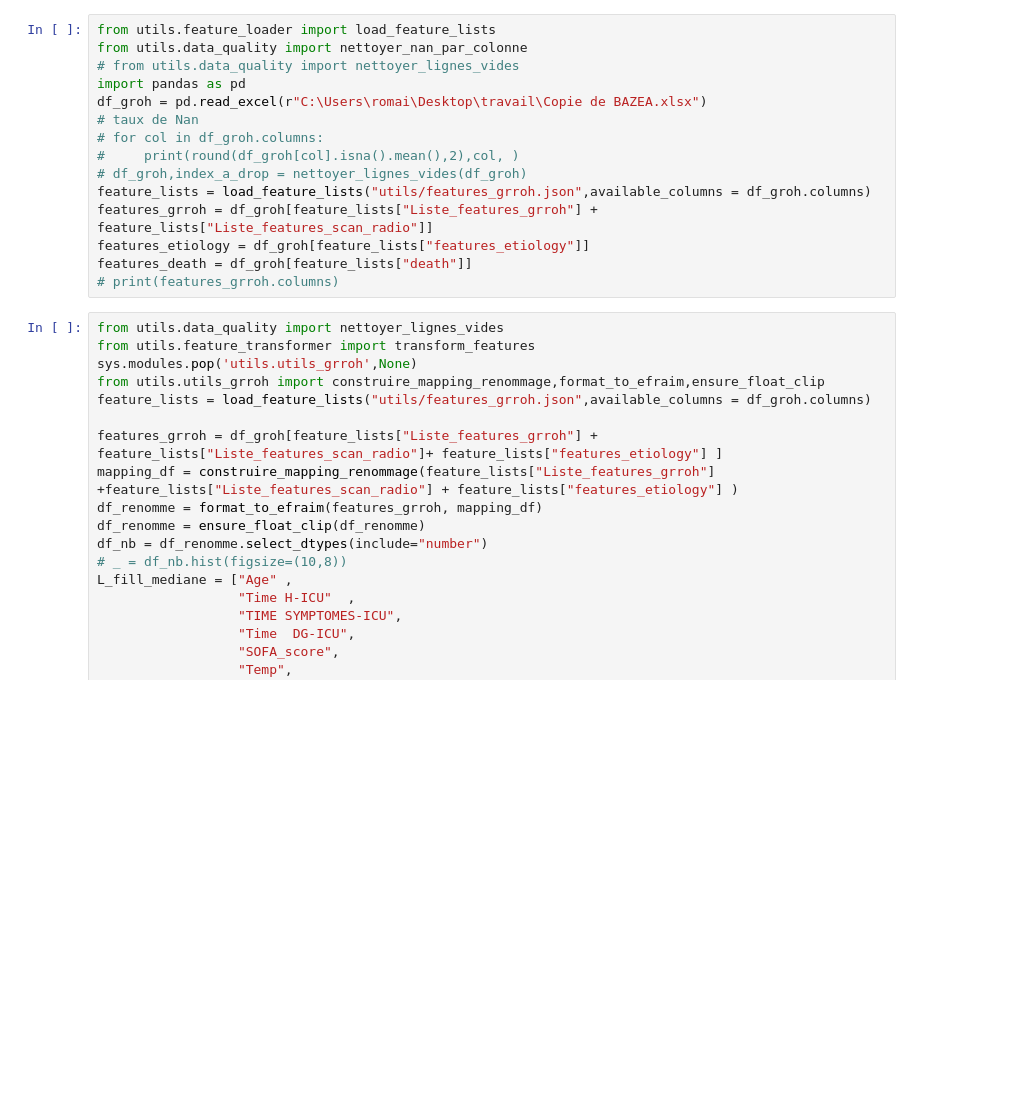
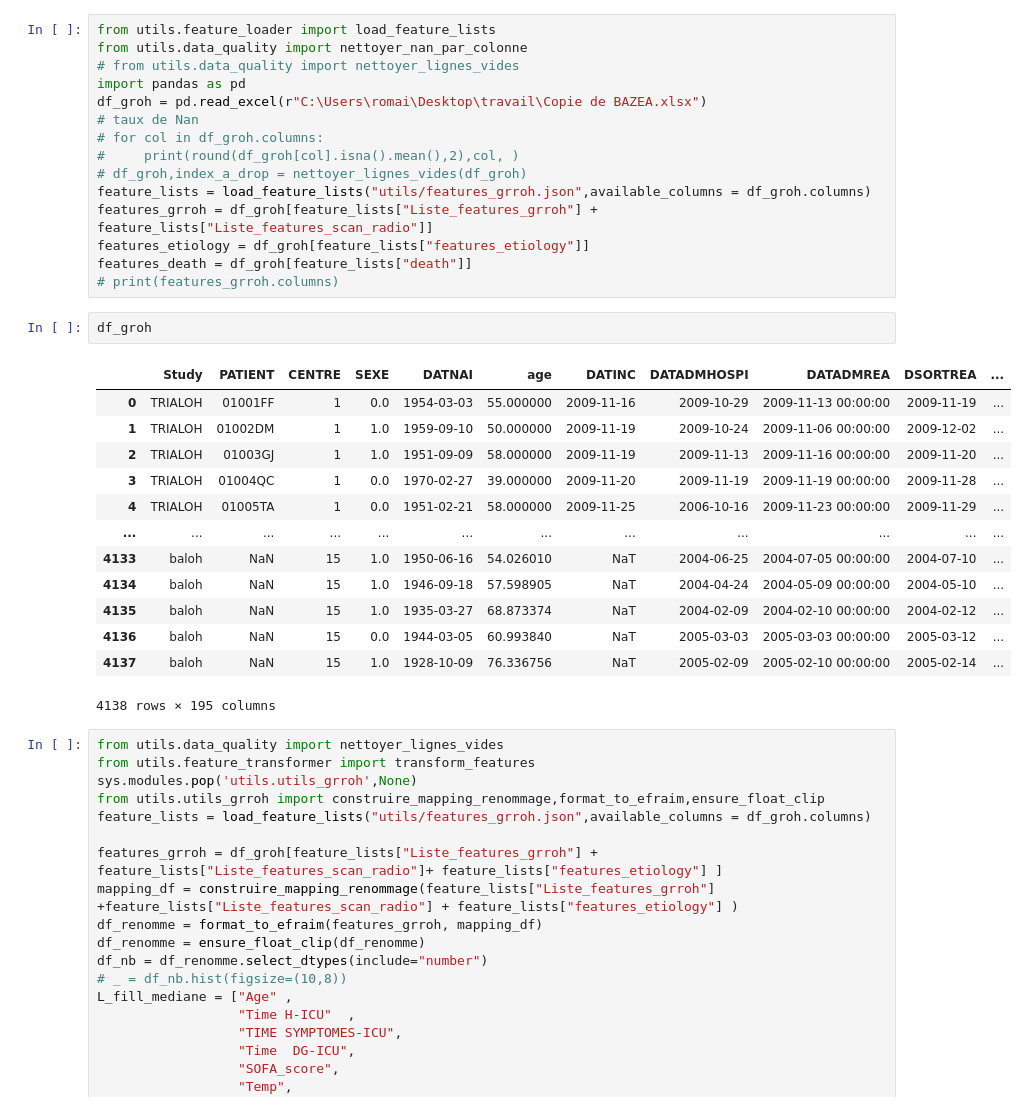
Before and after one commit to Romain-Forte/respiratory_diagnostics, a Jupyter notebook: bazea_dataset.ipynb, the cells around one changed output. Cells and saved outputs as stored; diff of their text form; blank space fills up the shorter version.

```diff
--- a/bazea_dataset.ipynb
+++ b/bazea_dataset.ipynb
@@ -24,6 +24,22 @@ features_grroh = df_groh[feature_lists["Liste_features_grroh"] + feature_lists["
 features_etiology = df_groh[feature_lists["features_etiology"]]
 features_death = df_groh[feature_lists["death"]]
 # print(features_grroh.columns)
+# %%
+df_groh
+# %% [output]
+|  | Study | PATIENT | CENTRE | SEXE | DATNAI | age | DATINC | DATADMHOSPI | DATADMREA | DSORTREA | ... |
+| 0 | TRIALOH | 01001FF | 1 | 0.0 | 1954-03-03 | 55.000000 | 2009-11-16 | 2009-10-29 | 2009-11-13 00:00:00 | 2009-11-19 | ... |
+| 1 | TRIALOH | 01002DM | 1 | 1.0 | 1959-09-10 | 50.000000 | 2009-11-19 | 2009-10-24 | 2009-11-06 00:00:00 | 2009-12-02 | ... |
+| 2 | TRIALOH | 01003GJ | 1 | 1.0 | 1951-09-09 | 58.000000 | 2009-11-19 | 2009-11-13 | 2009-11-16 00:00:00 | 2009-11-20 | ... |
+| 3 | TRIALOH | 01004QC | 1 | 0.0 | 1970-02-27 | 39.000000 | 2009-11-20 | 2009-11-19 | 2009-11-19 00:00:00 | 2009-11-28 | ... |
+| 4 | TRIALOH | 01005TA | 1 | 0.0 | 1951-02-21 | 58.000000 | 2009-11-25 | 2006-10-16 | 2009-11-23 00:00:00 | 2009-11-29 | ... |
+| ... | ... | ... | ... | ... | ... | ... | ... | ... | ... | ... | ... |
+| 4133 | baloh | NaN | 15 | 1.0 | 1950-06-16 | 54.026010 | NaT | 2004-06-25 | 2004-07-05 00:00:00 | 2004-07-10 | ... |
+| 4134 | baloh | NaN | 15 | 1.0 | 1946-09-18 | 57.598905 | NaT | 2004-04-24 | 2004-05-09 00:00:00 | 2004-05-10 | ... |
+| 4135 | baloh | NaN | 15 | 1.0 | 1935-03-27 | 68.873374 | NaT | 2004-02-09 | 2004-02-10 00:00:00 | 2004-02-12 | ... |
+| 4136 | baloh | NaN | 15 | 0.0 | 1944-03-05 | 60.993840 | NaT | 2005-03-03 | 2005-03-03 00:00:00 | 2005-03-12 | ... |
+| 4137 | baloh | NaN | 15 | 1.0 | 1928-10-09 | 76.336756 | NaT | 2005-02-09 | 2005-02-10 00:00:00 | 2005-02-14 | ... |
+4138 rows × 195 columns
 # %%
 from utils.data_quality import nettoyer_lignes_vides
 from utils.feature_transformer import transform_features
```
Also changed, not shown: parts of 2 cells of this notebook, 8 other files.
